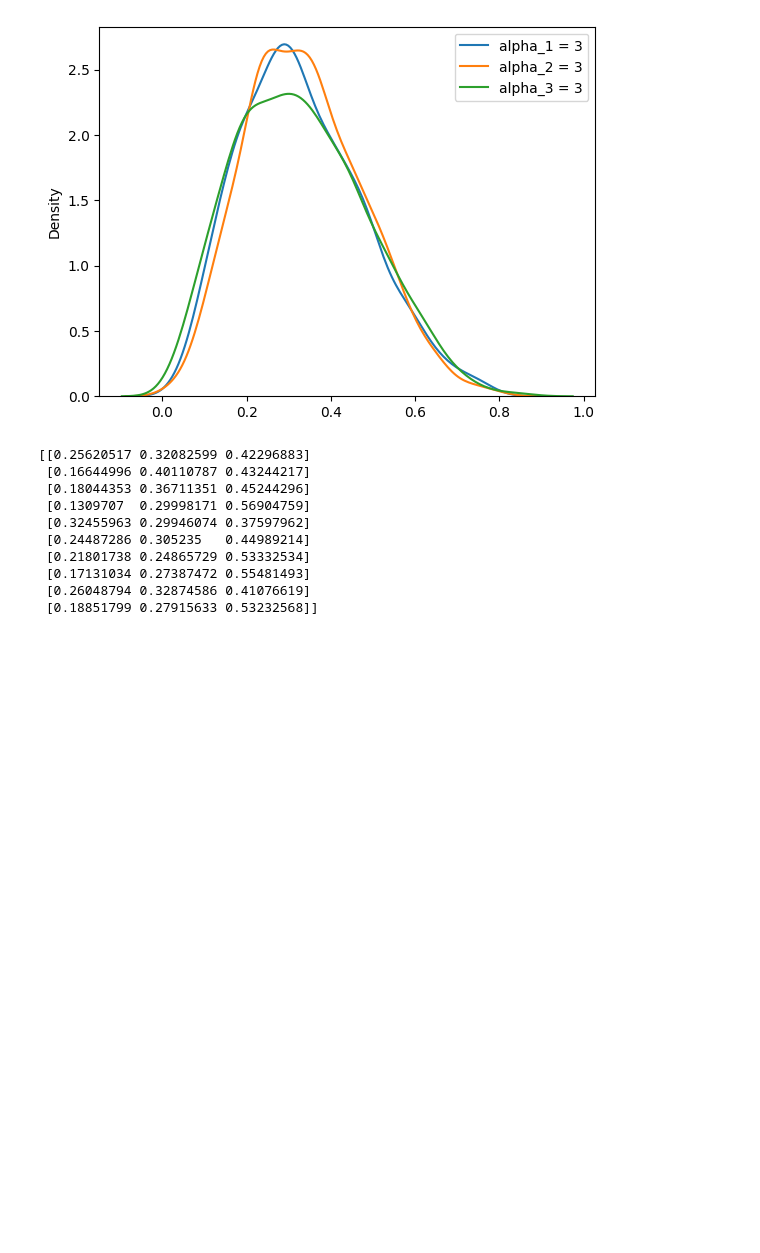
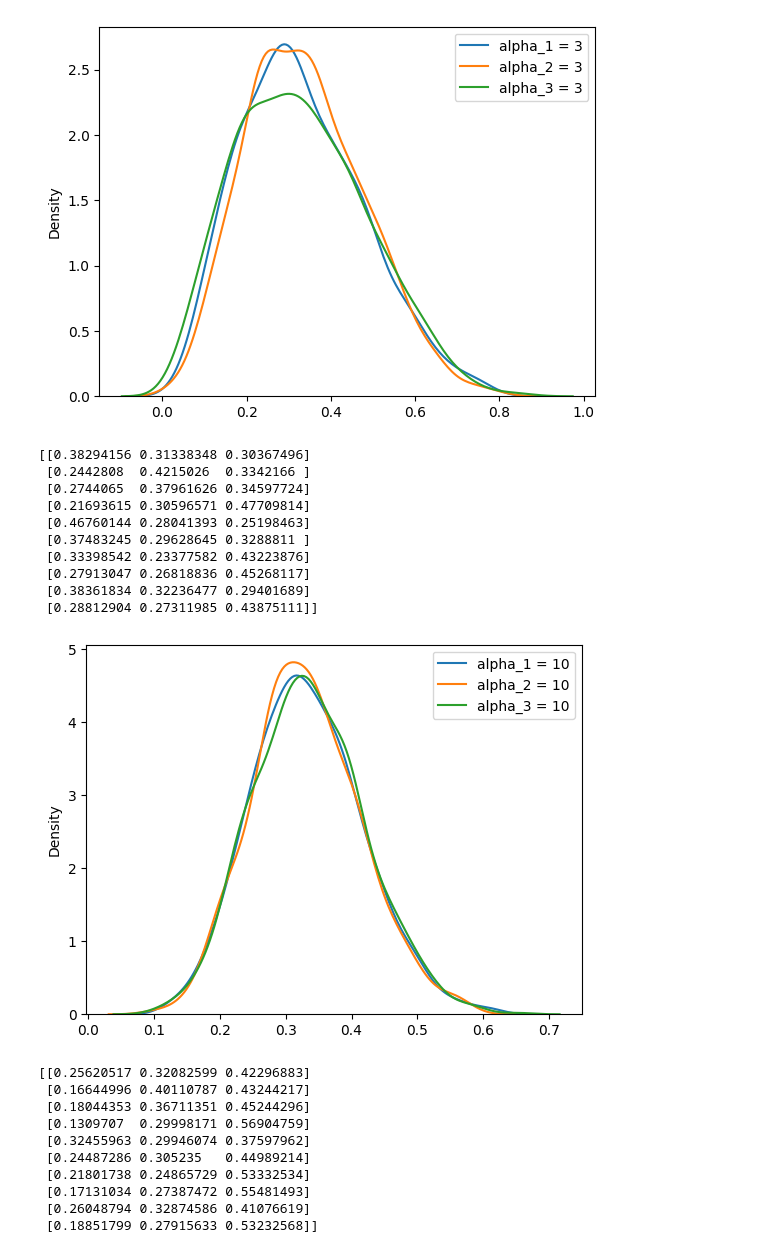
Before and after one commit to akshayDev17/Document-Extraction, a Jupyter notebook: myLDA/dirichlet_distribution.ipynb, the cells around one changed output. Cells and saved outputs as stored; diff of their text form; code cells hidden in the pictures; blank space fills up the shorter version.

```diff
--- a/myLDA/dirichlet_distribution.ipynb
+++ b/myLDA/dirichlet_distribution.ipynb
@@ -182,6 +189,30 @@ plt.show()
  [0.42763939 0.31113133 0.26122928]
  [0.24550406 0.22082533 0.53367061]]
 [figure]
+# %%
+np.random.seed(42)
+alpha = [10]*3
+dirichlet_sample = dirichlet.rvs(alpha = alpha, size = 1000)
+print(dirichlet_sample[:10, :])
+
+sb.kdeplot(dirichlet_sample[:, 0], label=f'alpha_1 = {alpha[0]}')
+sb.kdeplot(dirichlet_sample[:, 1], label=f'alpha_2 = {alpha[1]}')
+sb.kdeplot(dirichlet_sample[:, 2], label=f'alpha_3 = {alpha[2]}')
+
+plt.legend()
+plt.show()
+# %% [output]
+[[0.38294156 0.31338348 0.30367496]
+ [0.2442808  0.4215026  0.3342166 ]
+ [0.2744065  0.37961626 0.34597724]
+ [0.21693615 0.30596571 0.47709814]
+ [0.46760144 0.28041393 0.25198463]
+ [0.37483245 0.29628645 0.3288811 ]
+ [0.33398542 0.23377582 0.43223876]
+ [0.27913047 0.26818836 0.45268117]
+ [0.38361834 0.32236477 0.29401689]
+ [0.28812904 0.27311985 0.43875111]]
+[figure, added]
 # %%
 np.random.seed(42)
 alpha = [10, 15, 20]
```
Also changed, not shown: parts of 3 cells of this notebook, 1 other file.
